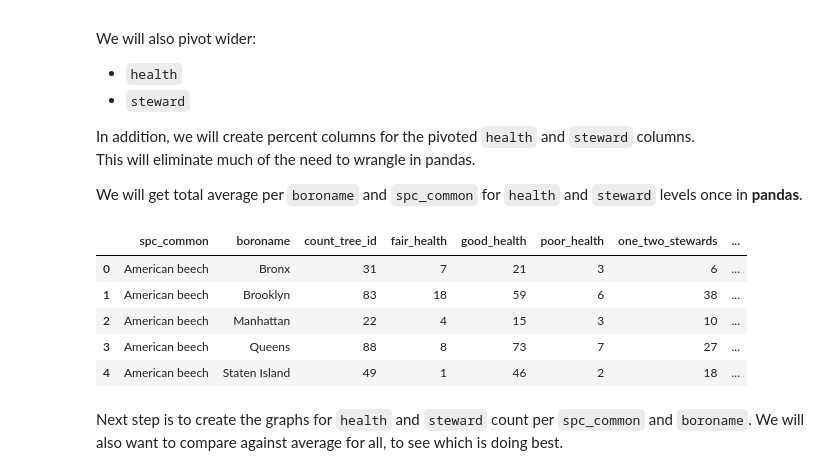
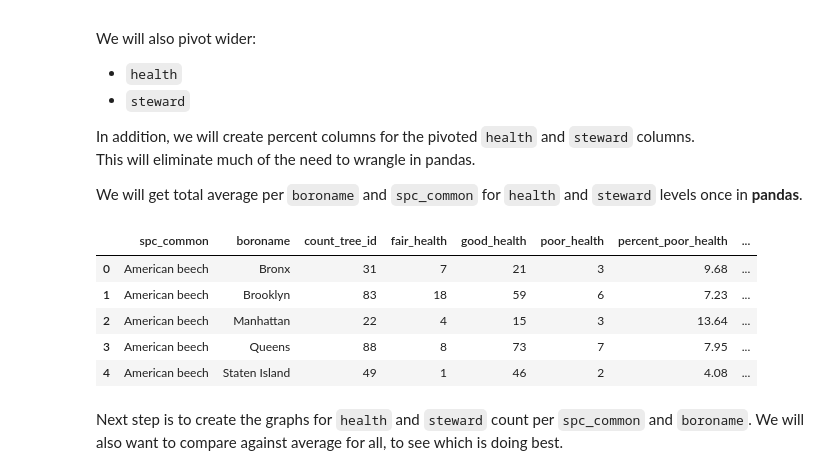
Before and after one commit to justinm0rgan/CUNY_DATA_608, a Jupyter notebook: module4/01_load_data_eda.ipynb, the cells around one changed output. Cells and saved outputs as stored; diff of their text form; code cells hidden in the pictures.

```diff
--- a/module4/01_load_data_eda.ipynb
+++ b/module4/01_load_data_eda.ipynb
@@ -109,29 +109,23 @@ We will get total average per `boroname` and `spc_common` for `health` and `stew
 # %%
 soql_url = ('https://data.cityofnewyork.us/resource/nwxe-4ae8.json?' +\
         '$select=coalesce(spc_common, "Unknown") as spc_common,boroname,count(tree_id),\
                 sum(case when health = "Fair" then 1 else 0 end) as fair_health,\
                 sum(case when health = "Good" then 1 else 0 end) as good_health,\
                 sum(case when health = "Poor" then 1 else 0 end) as poor_health,\
-                sum(case when steward = "1or2" then 1 else 0 end) as one_two_stewards,\
-                sum(case when steward = "3or4" then 1 else 0 end) as three_four_stewards,\
-                sum(case when steward = "4orMore" then 1 else 0 end) as four_or_more_stewards,\
                 round(100 * SUM(CASE WHEN health = "Poor" THEN 1 ELSE 0 END) / COUNT(tree_id),2) AS percent_poor_health,\
                 round(100 * SUM(CASE WHEN health = "Fair" THEN 1 ELSE 0 END) / COUNT(tree_id),2) AS percent_fair_health,\
-                round(100 * SUM(CASE WHEN health = "Good" THEN 1 ELSE 0 END) / COUNT(tree_id),2) AS percent_good_health,\
-                round(100 * SUM(CASE WHEN steward = "1or2" THEN 1 ELSE 0 END) / COUNT(tree_id),2) AS percent_one_two_stewards,\
-                round(100 * SUM(CASE WHEN steward = "3or4" THEN 1 ELSE 0 END) / COUNT(tree_id),2) AS percent_three_four_stewards,\
-                round(100 * SUM(CASE WHEN steward = "4orMore" THEN 1 ELSE 0 END) / COUNT(tree_id),2) AS percent_four_or_more_stewards' +\
+                round(100 * SUM(CASE WHEN health = "Good" THEN 1 ELSE 0 END) / COUNT(tree_id),2) AS percent_good_health' +\
         '&$group=spc_common,boroname').replace(' ', '%20')
 soql_trees= pd.read_json(soql_url)
 
 soql_trees.head()
 # %% [output]
-|  | spc_common | boroname | count_tree_id | fair_health | good_health | poor_health | one_two_stewards | ... |
-| 0 | American beech | Bronx | 31 | 7 | 21 | 3 | 6 | ... |
-| 1 | American beech | Brooklyn | 83 | 18 | 59 | 6 | 38 | ... |
-| 2 | American beech | Manhattan | 22 | 4 | 15 | 3 | 10 | ... |
-| 3 | American beech | Queens | 88 | 8 | 73 | 7 | 27 | ... |
-| 4 | American beech | Staten Island | 49 | 1 | 46 | 2 | 18 | ... |
+|  | spc_common | boroname | count_tree_id | fair_health | good_health | poor_health | percent_poor_health | ... |
+| 0 | American beech | Bronx | 31 | 7 | 21 | 3 | 9.68 | ... |
+| 1 | American beech | Brooklyn | 83 | 18 | 59 | 6 | 7.23 | ... |
+| 2 | American beech | Manhattan | 22 | 4 | 15 | 3 | 13.64 | ... |
+| 3 | American beech | Queens | 88 | 8 | 73 | 7 | 7.95 | ... |
+| 4 | American beech | Staten Island | 49 | 1 | 46 | 2 | 4.08 | ... |
 # %% [markdown]
 Next step is to create the graphs for `health` and `steward` count per `spc_common` and `boroname`.
 We will also want to compare against average for all, to see which is doing best.
```
Also changed, not shown: parts of 8 cells of this notebook.
